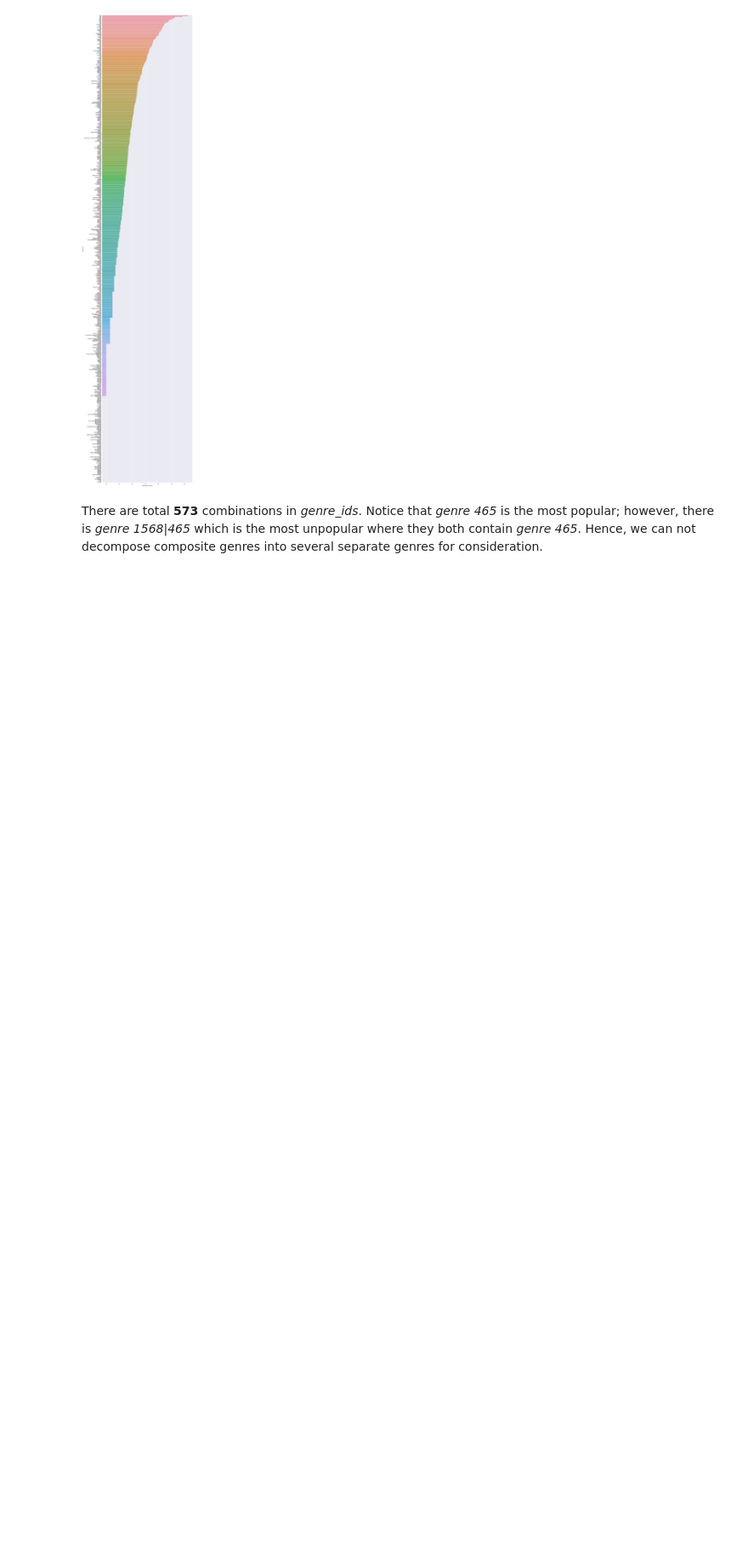
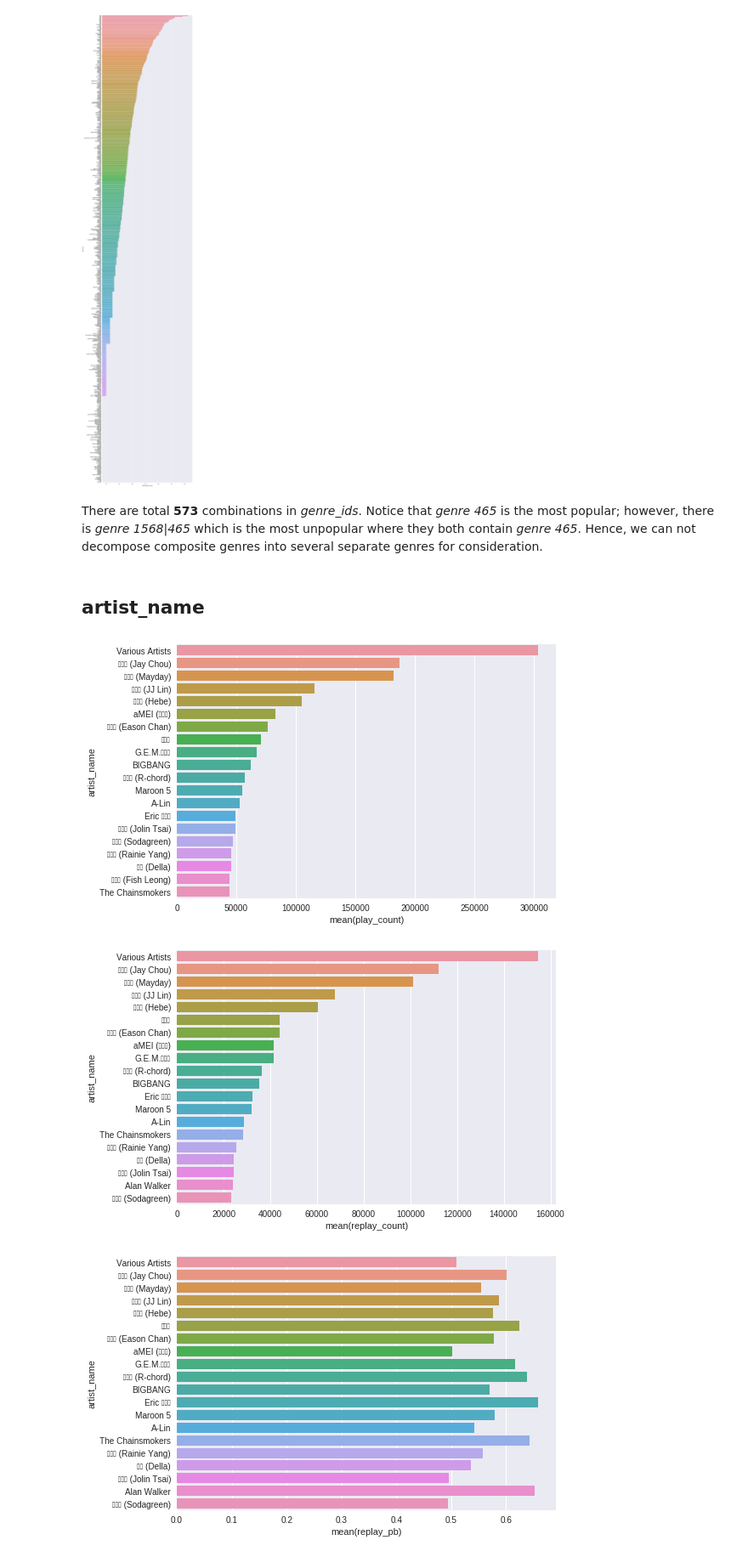
Before and after one commit to dsmilab/WSDM2018-KKBox-MRC, a Jupyter notebook: exploration_song.ipynb, the cells around one changed output. Shown at 85% size. Cells and saved outputs as stored; diff of their text form; code cells hidden in the pictures; blank space fills up the shorter version.

```diff
--- a/exploration_song.ipynb
+++ b/exploration_song.ipynb
@@ -213,3 +220,24 @@ sns.plt.show()
 There are total **573** combinations in *genre_ids*.
 Notice that *genre 465* is the most popular; however, there is *genre 1568|465* which is the most unpopular where they both contain *genre 465*.
 Hence, we can not decompose composite genres into several separate genres for consideration.
+# %% [markdown]
+## artist_name
+# %%
+artist_df = train_df[['artist_name', 'target']].groupby('artist_name').agg(['mean', 'count']).reset_index()
+artist_df.columns = ['artist_name', 'replay_pb', 'play_count']
+# artist_df['artist_name'] = artist_df['artist_name'].apply(lambda x: x.decode('utf-8'))
+artist_df['replay_count'] = (artist_df['replay_pb'] * artist_df['play_count']).astype(np.int32)
+artist_df.head(15)
+
+sns.barplot(y='artist_name', x='play_count', data=artist_df.sort_values(by=['play_count'], ascending=False).head(20))
+sns.plt.show()
+
+sns.barplot(y='artist_name', x='replay_count', data=artist_df.sort_values(by=['replay_count'], ascending=False).head(20))
+sns.plt.show()
+
+sns.barplot(y='artist_name', x='replay_pb', data=artist_df.sort_values(by=['replay_count'], ascending=False).head(20))
+sns.plt.show()
+# %% [output]
+[figure, added]
+[figure, added]
+[figure, added]
```
Also changed, not shown: parts of 10 cells of this notebook.
